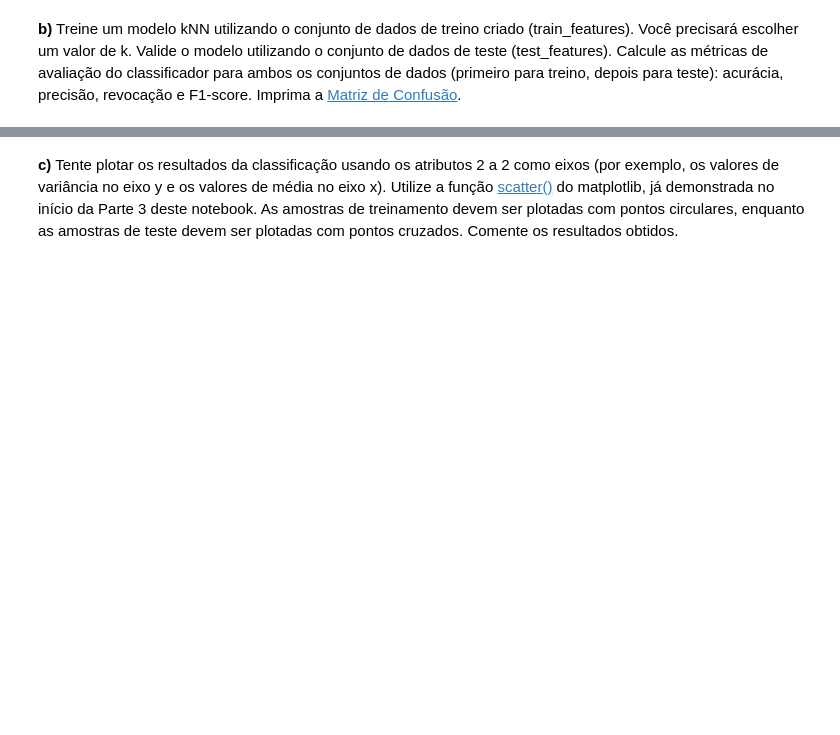
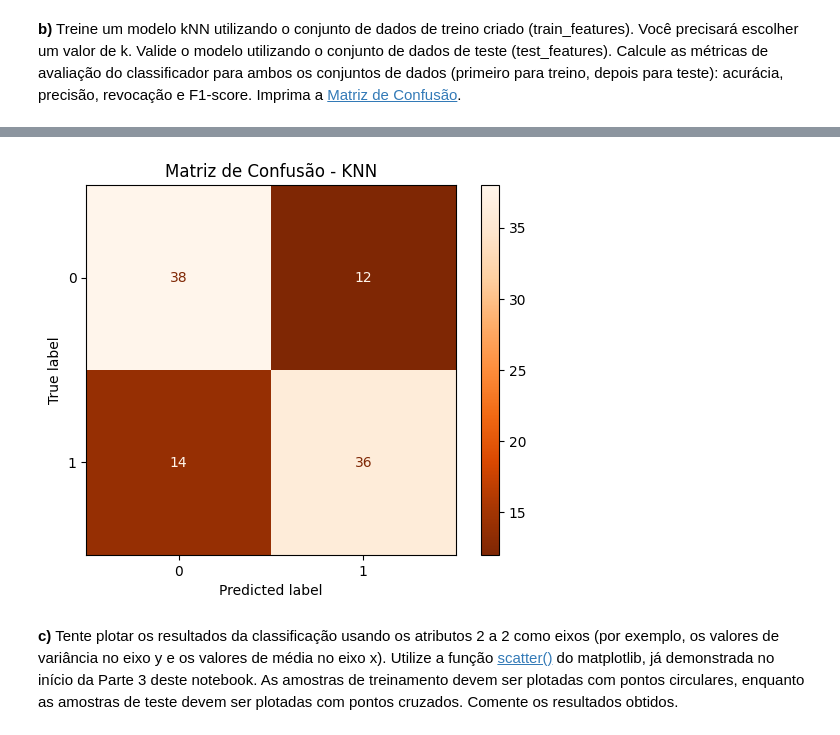
Before and after one commit to UNICAMP-EA979/2026s1-pi02-histogramas-knn-Patricio-Andre, a Jupyter notebook: Atividade.ipynb, the cells around one changed output, grey strips where cells are left out. Saved outputs shown, nothing was run; the diff lists cells and outputs as text; code cells hidden in the pictures; blank space fills up the shorter version.

```diff
--- a/Atividade.ipynb
+++ b/Atividade.ipynb
@@ -479,0 +488,17 @@ Utilize os conjuntos de dados criados anteriormente para obter os vetores de atr
+# %%
+def cinzou(img):
+    img = Image.fromarray(img)
+    img = img.convert('L')
+    return histstat(img)
+
+def hist_features(images):
+    features = []
+    for img in images:
+        features.append(cinzou(img))
+    return np.array(features)
+
+train_features = hist_features(images_train)
+test_features = hist_features(images_test)
+
+print(f"Quantidade de Imagens de Treino: {len(train_features)}, com {len(train_features[0])} cada.")
+print(f"Quantidade de Imagens de Teste: {len(test_features)}, com {len(test_features[0])} cada.")
@@ -483,0 +510,65 @@ Utilize os conjuntos de dados criados anteriormente para obter os vetores de atr
+# %%
+from sklearn.metrics import confusion_matrix, ConfusionMatrixDisplay
+X = train_features
+X_test = test_features
+Y = labels_train
+
+def find_best_k(train_features, labels_train, max_k):
+    # Vamos escolher o modelo de maior F1-Score, acordo entre acurácia e precisão, para determinar o melhor k.
+    best_k = 15
+    X = train_features
+    Y = labels_train
+
+    model = KNeighborsClassifier(n_neighbors=best_k)
+    model.fit(train_features, labels_train);
+
+    f1_reference = f1_score(Y, model.predict(X))
+
+    for k in range(2, max_k):
+        model = KNeighborsClassifier(n_neighbors=k)
+        model.fit(X, Y);
+        if f1_score(Y, model.predict(X)) > f1_reference:
+            f1_reference = f1_score(Y, model.predict(X))
+            best_k = k
+    return best_k
+
+best_k = find_best_k(X, Y, 20)
+
+print(f"O melhor número de vizinhos foi selecionado: k = {best_k}")
+model = KNeighborsClassifier(n_neighbors=best_k)
+model.fit(train_features, labels_train);
+
+labels_predicted = model.predict(test_features)
+
+
+# Avaliando o modelo (as funções foram importadas previamente da biblioteca sklearn.metrics)
+acc = accuracy_score(labels_train, model.predict(X))
+prec = precision_score(labels_train, model.predict(X))
+rec = recall_score(labels_train, model.predict(X))
+f1 = f1_score(labels_train, model.predict(X))
+
+# Imprimindo as métricas
+print("Para o conjunto de Treino")
+print('Acurácia: %.2f' % acc)
+print('Precisão: %.2f' % prec)
+print('Recall: %.2f' % rec)
+print('F1-Score: %.2f' % f1)
+
+print("\nPara o conjunto Teste")
+acc = accuracy_score(labels_test, labels_predicted)
+prec = precision_score(labels_test, labels_predicted)
+rec = recall_score(labels_test, labels_predicted)
+f1 = f1_score(labels_test, labels_predicted)
+print('Acurácia: %.2f' % acc)
+print('Precisão: %.2f' % prec)
+print('Recall: %.2f' % rec)
+print('F1-Score: %.2f' % f1)
+
+
+cm = confusion_matrix(labels_test, labels_predicted)
+
+disp = ConfusionMatrixDisplay(confusion_matrix=cm, display_labels=model.classes_)
+disp.plot(cmap=plt.cm.Oranges_r)
+plt.title("Matriz de Confusão - KNN")
+plt.show()
+# %% [output]
@@ -484,2 +587,3 @@ Utilize os conjuntos de dados criados anteriormente para obter os vetores de atr
+[figure, added]
 # %% [markdown]
 **c)** Tente plotar os resultados da classificação usando os atributos 2 a 2 como eixos (por exemplo, os valores de variância no eixo y e os valores de média no eixo x). Utilize a função [scatter()](https://matplotlib.org/stable/api/_as_gen/matplotlib.pyplot.scatter.html) do matplotlib, já demonstrada no início da Parte 3 deste notebook. As amostras de treinamento devem ser plotadas com pontos circulares, enquanto as amostras de teste devem ser plotadas com pontos cruzados. Comente os resultados obtidos.
```
Also changed, not shown: parts of 21 cells of this notebook.
